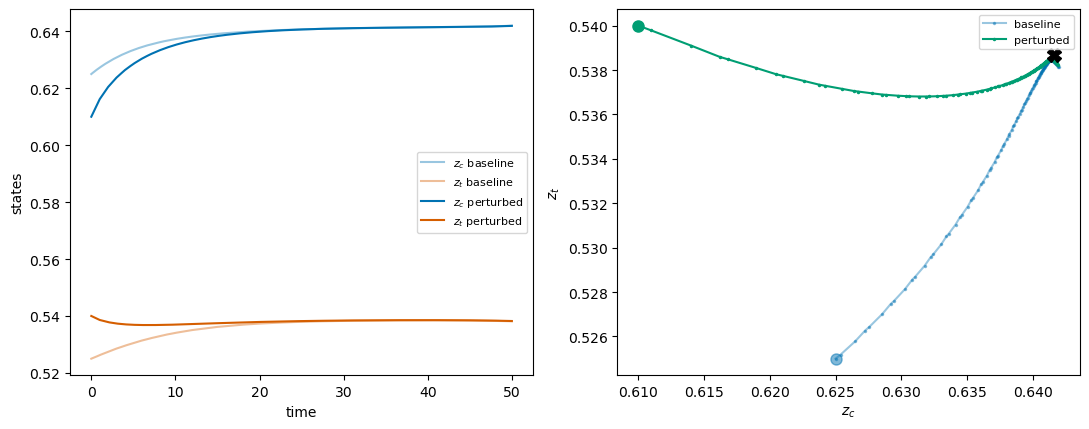
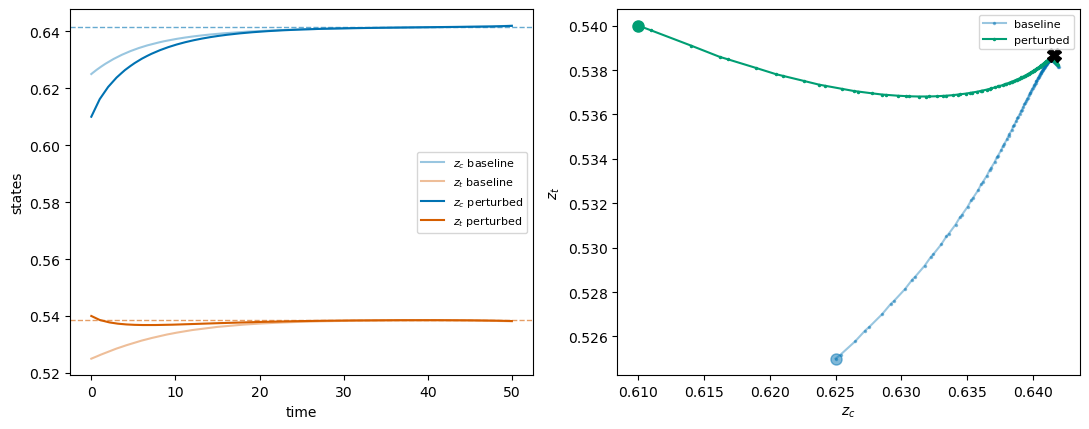
The notebook cell's code change between the first figure and the second:
--- before
+++ after
@@ -12,4 +12,6 @@
 ax.plot(ts, pert["zc"], color=WONG[0], label="$z_c$ perturbed")
 ax.plot(ts, pert["zt"], color=WONG[1], label="$z_t$ perturbed")
+ax.axhline(pyo.value(m.zc_ss), color=WONG[0], ls="--", lw=1, alpha=0.6)
+ax.axhline(pyo.value(m.zt_ss), color=WONG[1], ls="--", lw=1, alpha=0.6)
 ax.set_xlabel("time")
 ax.set_ylabel("states")

Commit: Add target lines: control targets on the controls panel, state targets on the overlay